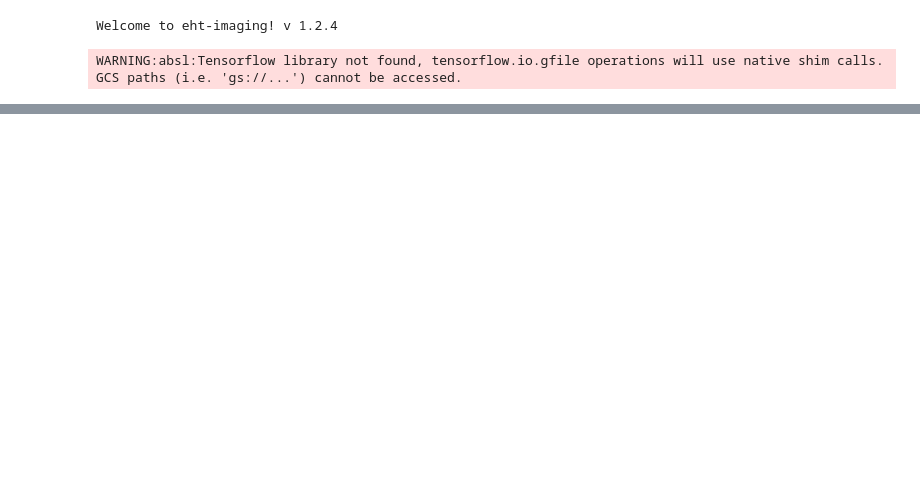
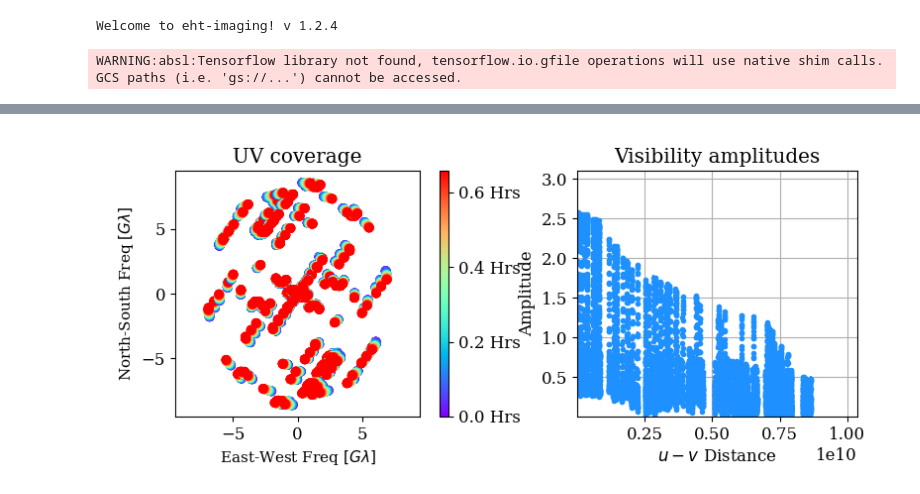
Before and after one commit to khyyle/bhnerf_uq, a Jupyter notebook: tutorials/Tutorial6 - Estimate uncertainty via bayesrays.ipynb, the cells around one changed output, grey strips where cells are left out. Drawn from its saved outputs; the diff is of its cells as text; code cells hidden in the pictures; blank space fills up the shorter version.

```diff
--- a/tutorials/Tutorial6 - Estimate uncertainty via bayesrays.ipynb
+++ b/tutorials/Tutorial6 - Estimate uncertainty via bayesrays.ipynb
@@ -67,6 +70,16 @@ Producing clean visibilities from movie with direct FT . . .
 Applying Jones Matrices to data . . .
 Adding thermal noise to data . . .
 Applying a priori calibration with estimated Jones matrices . . .
+# %%
+%matplotlib widget
+fig, ax = plt.subplots(1, 2, figsize=(8,3.5))
+ax[0].set_title('UV coverage')
+ax[1].set_title('Visibility amplitudes')
+bhnerf.observation.plot_uv_coverage(obs, ax=ax[0], cmap_ticks=[0,0.2, 0.4, 0.6], fontsize=11)
+obs.plotall('uvdist', 'amp', axis=ax[1])
+plt.tight_layout()
+# %% [output]
+[figure, added]
 # %%
 """reload a pretrained network"""
 chisqdata = eh.imaging.imager_utils.chisqdata_vis
```
Also changed, not shown: parts of 16 cells of this notebook, 6 other files.
